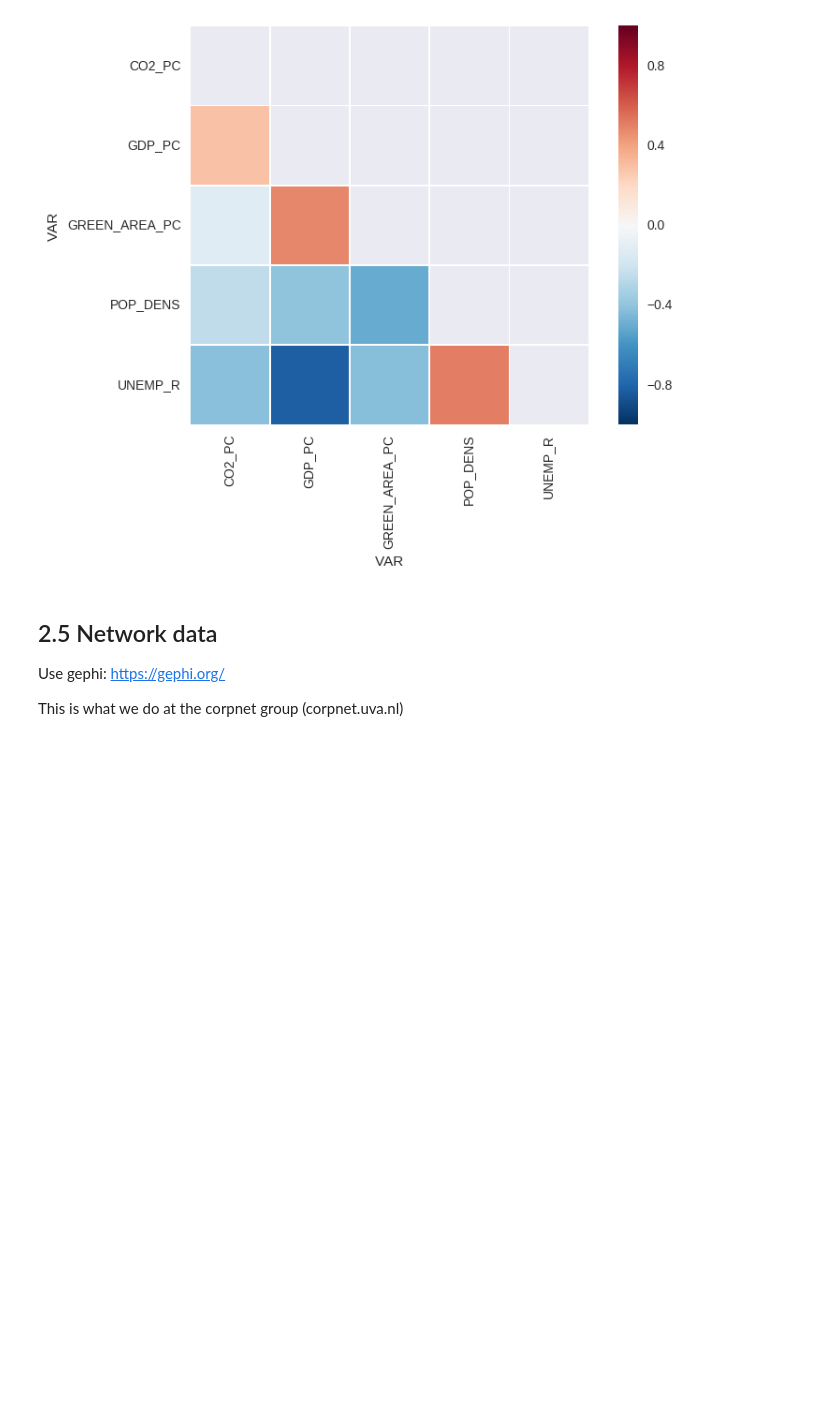
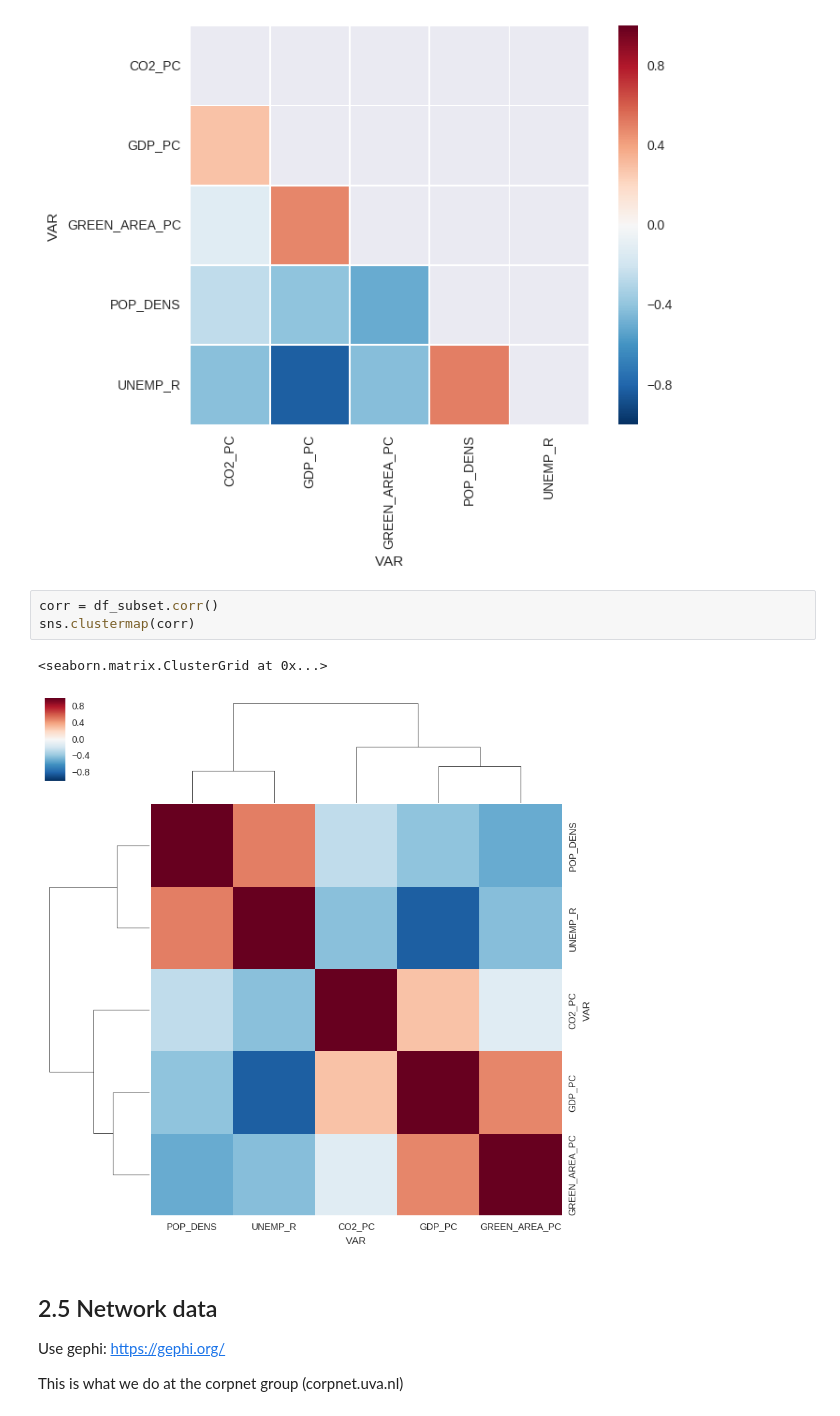
Before and after one commit to jgarciab/wwd2018, a Jupyter notebook: 5_DataViz/class3b_data_visualization.ipynb, the cells around one changed output. Drawn from its saved outputs; the diff is of its cells as text; blank space fills up the shorter version.

```diff
--- a/5_DataViz/class3b_data_visualization.ipynb
+++ b/5_DataViz/class3b_data_visualization.ipynb
@@ -482,6 +493,12 @@ sns.heatmap(corr, mask=mask, square=True,linewidths=.5)
 plt.show()
 # %% [output]
 [figure]
+# %%
+corr = df_subset.corr()
+sns.clustermap(corr)
+# %% [output]
+<seaborn.matrix.ClusterGrid at 0x...>
+[figure, added]
 # %% [markdown]
 ## 2.5 Network data
 Use gephi: https://gephi.org/
```
Also changed, not shown: parts of 10 cells of this notebook, 11 other files.
